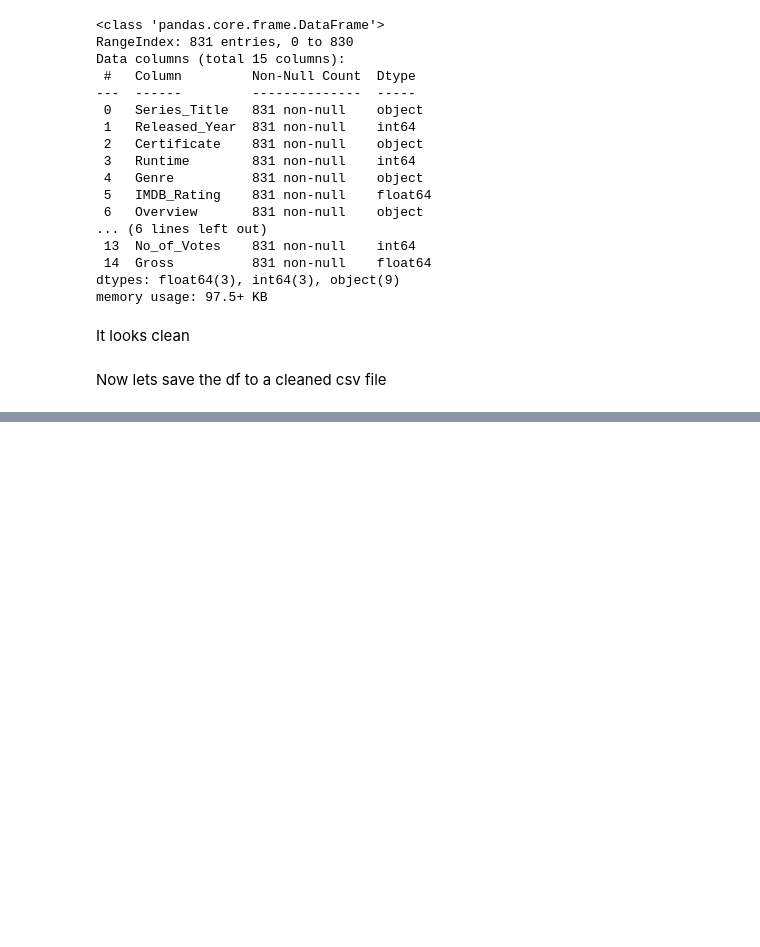
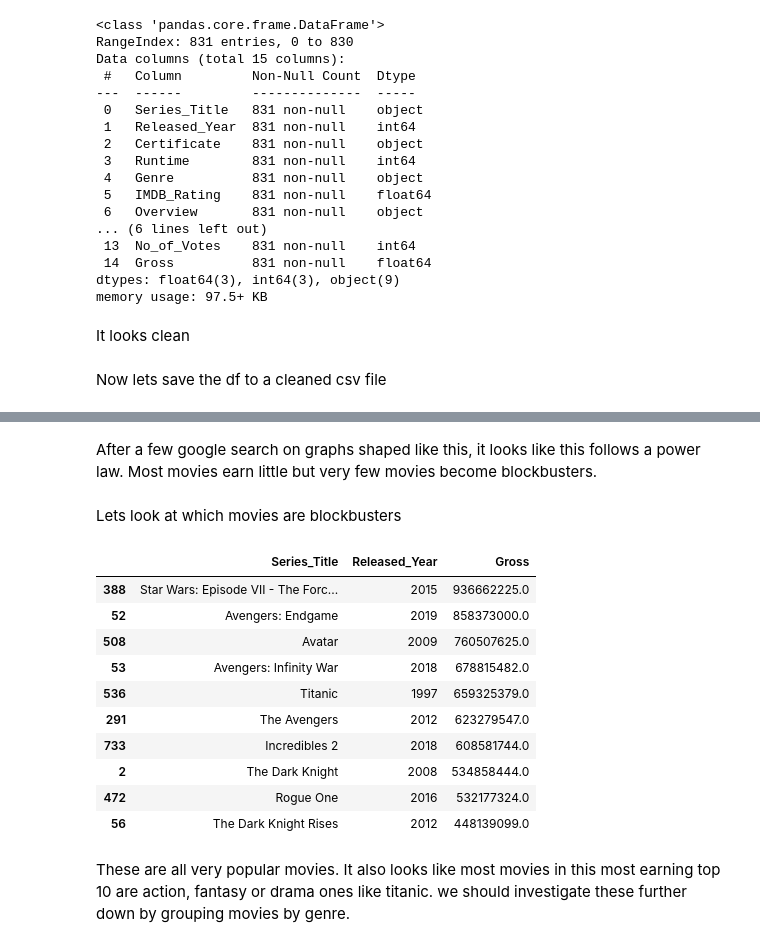
Before and after one commit to rahulkrishna-s/imdb-eda-notebooks, a Jupyter notebook: notebooks/imdb_eda.ipynb, the cells around one changed output, grey strips where cells are left out. Cells and saved outputs as stored; diff of their text form; code cells hidden in the pictures; blank space fills up the shorter version.

```diff
--- a/notebooks/imdb_eda.ipynb
+++ b/notebooks/imdb_eda.ipynb
@@ -158,0 +212,21 @@ df.to_csv('../data/cleaned_imdb_top_1000.csv', index=False)
+# %% [markdown]
+After a few google search on graphs shaped like this, it looks like this follows a power law. Most movies earn little but very few movies become blockbusters.
+# %% [markdown]
+Lets look at which movies are blockbusters
+# %%
+top_earners = df.sort_values(by='Gross', ascending=False).head(10)
+top_earners[['Series_Title', 'Released_Year', 'Gross']]
+# %% [output]
+|  | Series_Title | Released_Year | Gross |
+| 388 | Star Wars: Episode VII - The Forc... | 2015 | 936662225.0 |
+| 52 | Avengers: Endgame | 2019 | 858373000.0 |
+| 508 | Avatar | 2009 | 760507625.0 |
+| 53 | Avengers: Infinity War | 2018 | 678815482.0 |
+| 536 | Titanic | 1997 | 659325379.0 |
+| 291 | The Avengers | 2012 | 623279547.0 |
+| 733 | Incredibles 2 | 2018 | 608581744.0 |
+| 2 | The Dark Knight | 2008 | 534858444.0 |
+| 472 | Rogue One | 2016 | 532177324.0 |
+| 56 | The Dark Knight Rises | 2012 | 448139099.0 |
+# %% [markdown]
+These are all very popular movies. It also looks like most movies in this most earning top 10 are action, fantasy or drama ones like titanic. we should investigate these further down by grouping movies by genre.
```
Also changed, not shown: parts of 17 cells of this notebook.
